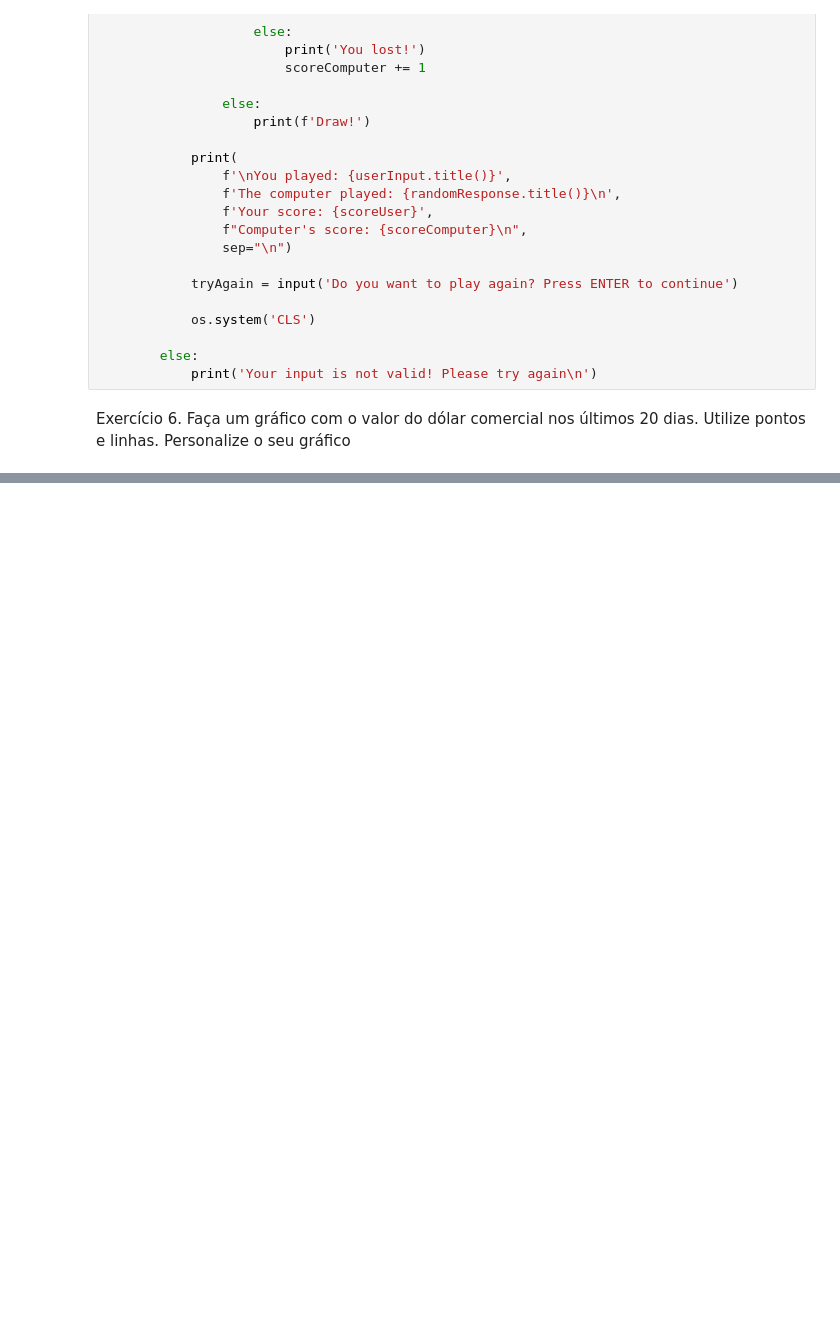
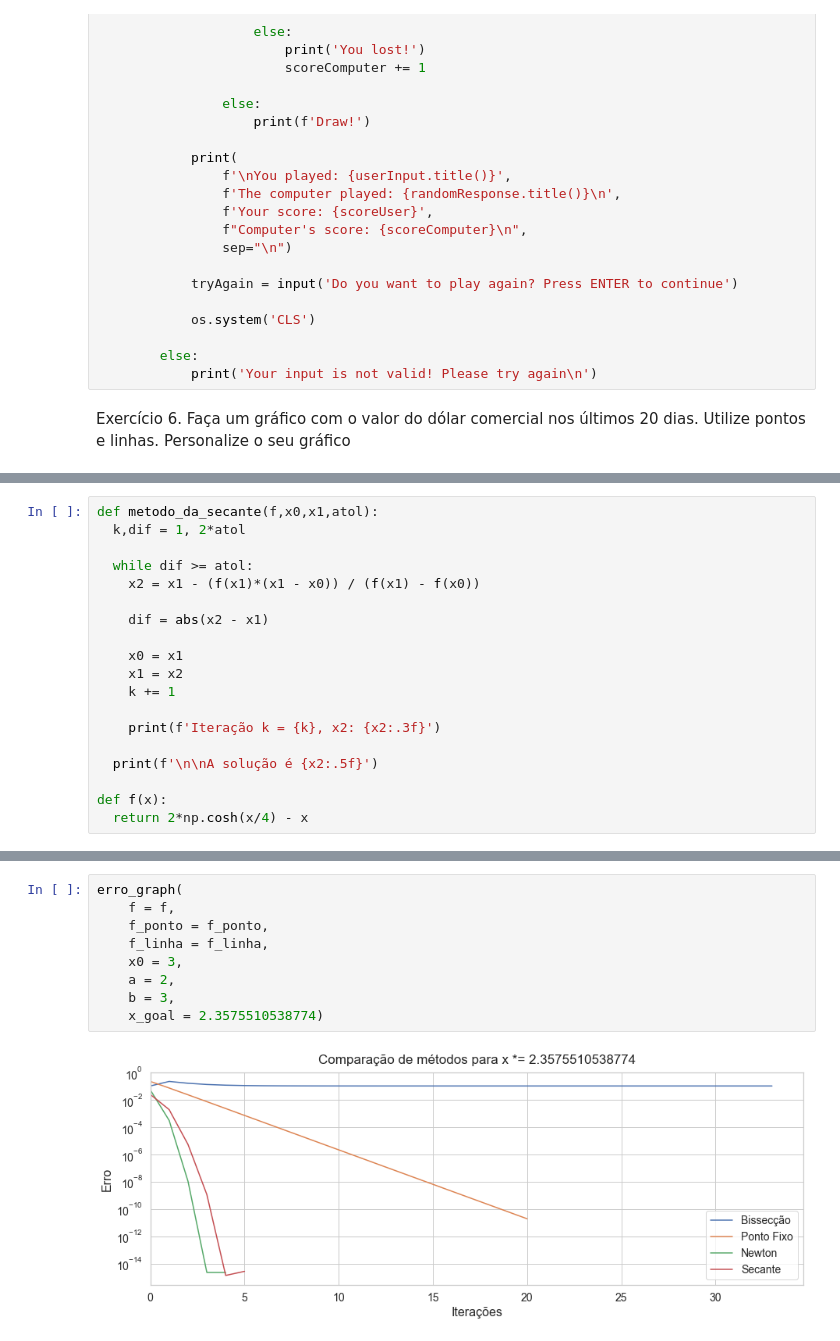
Before and after one commit to EricaFer/Numerical-Methods-for-Thermofluids, a Jupyter notebook: 1_Non_Linear_Equations.ipynb, the cells around one changed output, grey strips where cells are left out. Drawn from its saved outputs; the diff is of its cells as text; blank space fills up the shorter version.

```diff
--- a/1_Non_Linear_Equations.ipynb
+++ b/1_Non_Linear_Equations.ipynb
@@ -306,0 +356,19 @@ dollar_graph(20)
+# %%
+def metodo_da_secante(f,x0,x1,atol):
+  k,dif = 1, 2*atol
+
+  while dif >= atol:
+    x2 = x1 - (f(x1)*(x1 - x0)) / (f(x1) - f(x0))
+
+    dif = abs(x2 - x1)
+
+    x0 = x1
+    x1 = x2
+    k += 1
+
+    print(f'Iteração k = {k}, x2: {x2:.3f}')
+
+  print(f'\n\nA solução é {x2:.5f}')
+
+def f(x):
+  return 2*np.cosh(x/4) - x
@@ -306,0 +525,11 @@ dollar_graph(20)
+# %%
+erro_graph(
+    f = f,
+    f_ponto = f_ponto,
+    f_linha = f_linha,
+    x0 = 3,
+    a = 2,
+    b = 3,
+    x_goal = 2.3575510538774)
+# %% [output]
+[figure, added]
```
Also changed, not shown: parts of 28 cells of this notebook, 1 other file.
